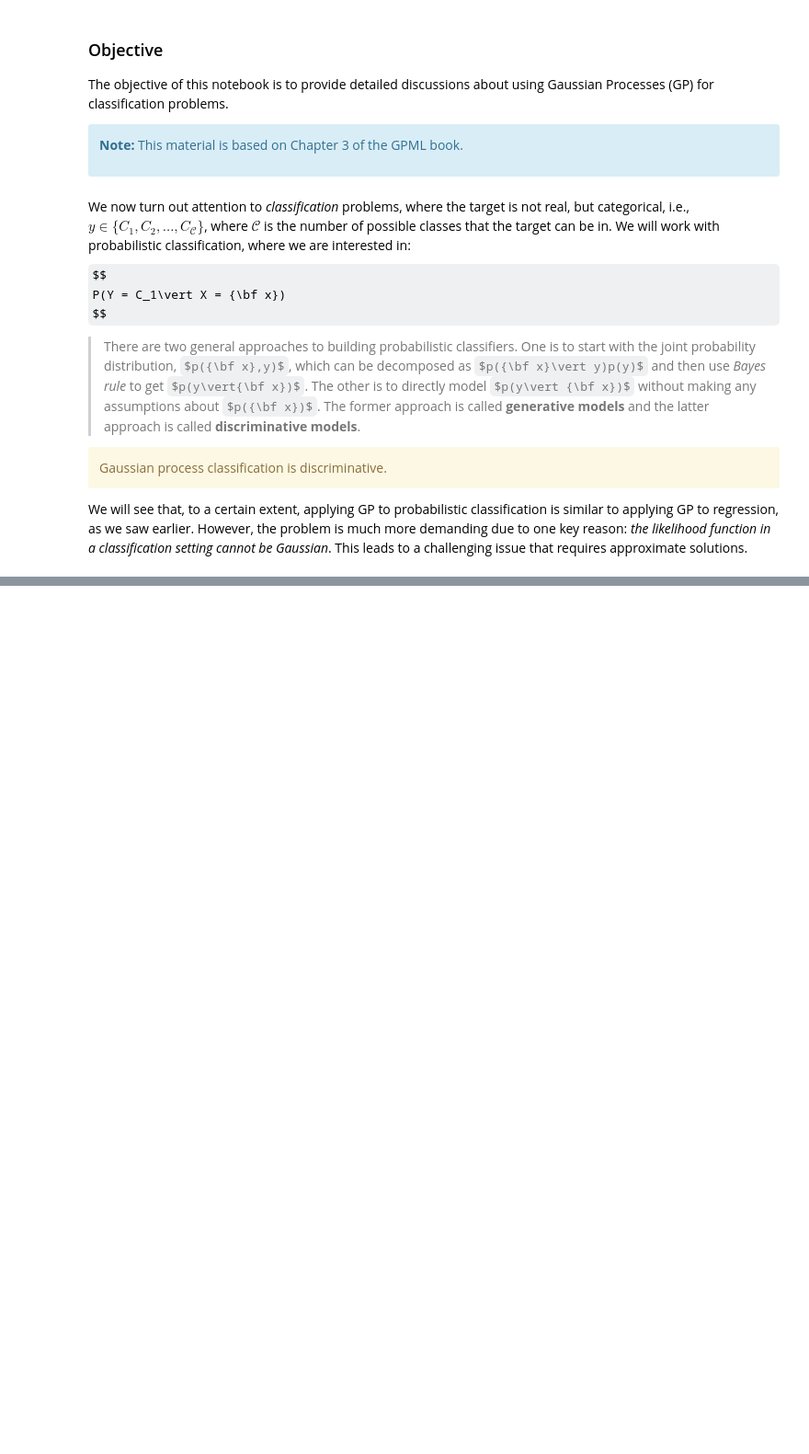
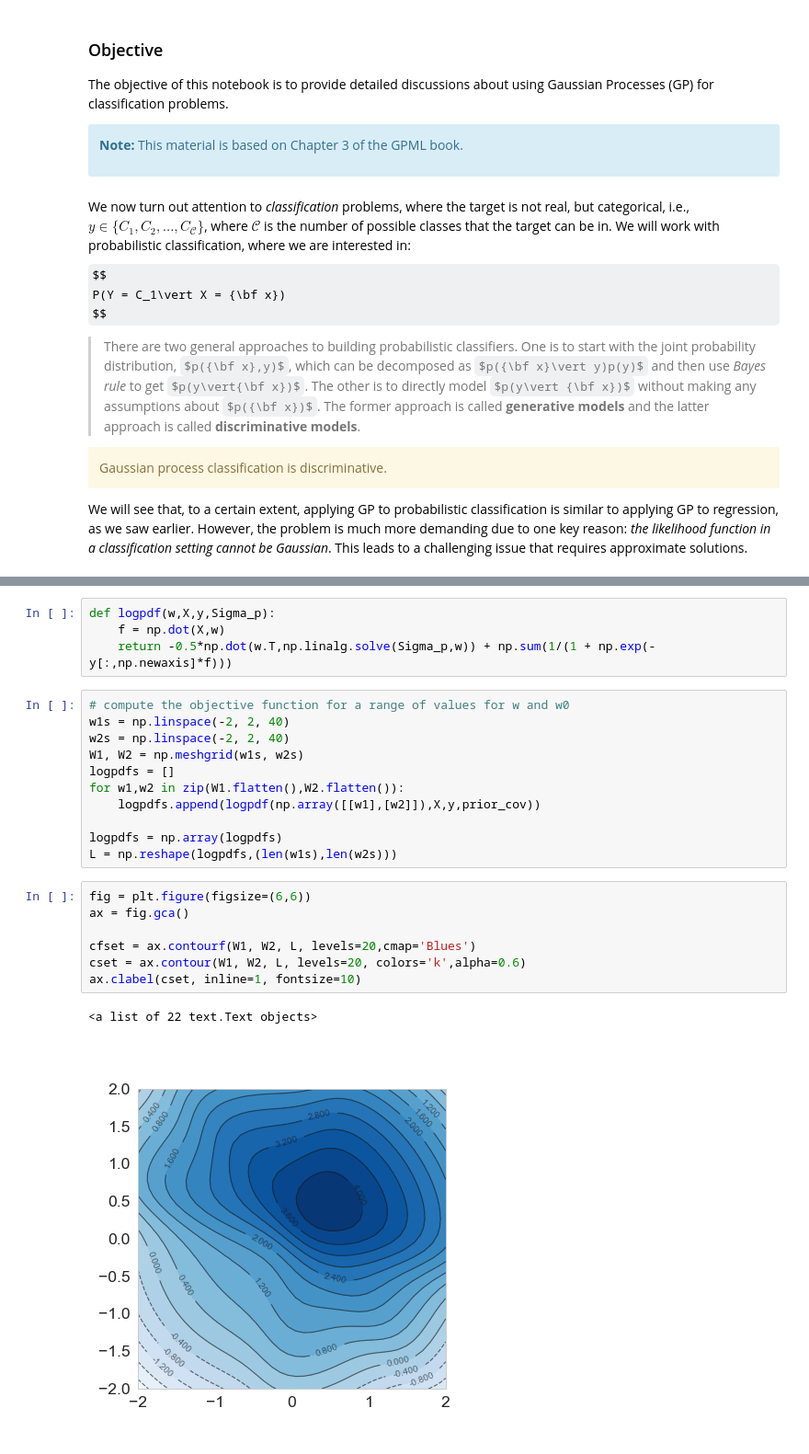
Before and after one commit to ubdsgroup/mladvanced-notebooks, a Jupyter notebook: GaussianProcessClassification.ipynb, the cells around one changed output, grey strips where cells are left out. Shown: that part at 92% size. Drawn from its saved outputs; the diff is of its cells as text; some formulas as TeX source; blank space fills up the shorter version.

```diff
--- a/GaussianProcessClassification.ipynb
+++ b/GaussianProcessClassification.ipynb
@@ -70,0 +123,25 @@ Now, this is the start of all our troubles :(
+# %%
+def logpdf(w,X,y,Sigma_p):
+    f = np.dot(X,w)
+    return -0.5*np.dot(w.T,np.linalg.solve(Sigma_p,w)) + np.sum(1/(1 + np.exp(-y[:,np.newaxis]*f)))
+# %%
+# compute the objective function for a range of values for w and w0
+w1s = np.linspace(-2, 2, 40)
+w2s = np.linspace(-2, 2, 40)
+W1, W2 = np.meshgrid(w1s, w2s)
+logpdfs = []
+for w1,w2 in zip(W1.flatten(),W2.flatten()):
+    logpdfs.append(logpdf(np.array([[w1],[w2]]),X,y,prior_cov))
+
+logpdfs = np.array(logpdfs)
+L = np.reshape(logpdfs,(len(w1s),len(w2s)))
+# %%
+fig = plt.figure(figsize=(6,6))
+ax = fig.gca()
+
+cfset = ax.contourf(W1, W2, L, levels=20,cmap='Blues')
+cset = ax.contour(W1, W2, L, levels=20, colors='k',alpha=0.6)
+ax.clabel(cset, inline=1, fontsize=10)
+# %% [output]
+<a list of 22 text.Text objects>
+[figure, added]
```
Also changed, not shown: parts of 18 cells of this notebook, 2 other files.
